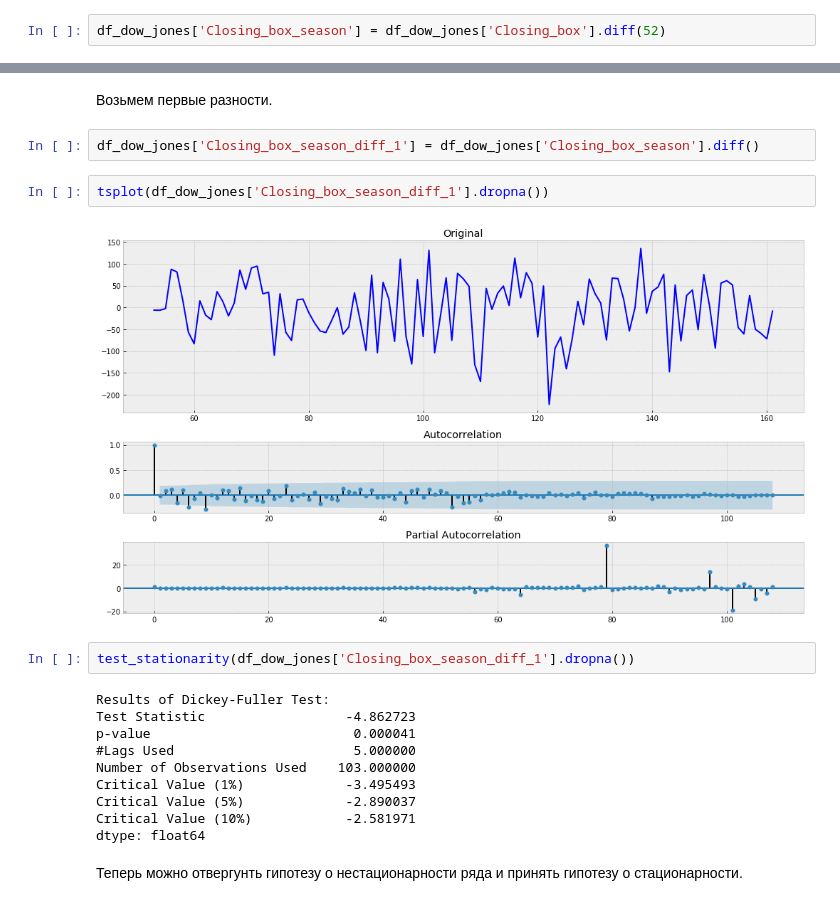
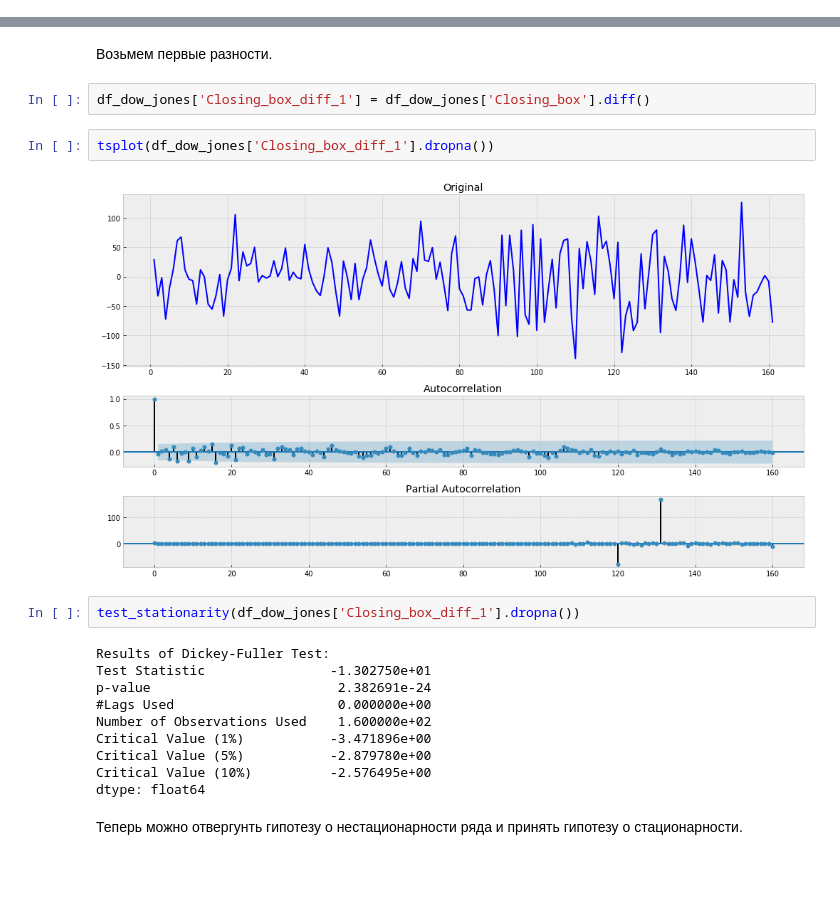
Before and after one commit to SergeyYVP/Time_series, a Jupyter notebook: dz_1_time_series.ipynb, the cells around one changed output, grey strips where cells are left out. Cells and saved outputs as stored; diff of their text form; blank space fills up the shorter version.

```diff
--- a/dz_1_time_series.ipynb
+++ b/dz_1_time_series.ipynb
@@ -250,5 +269,3 @@ df_dow_jones.head(1)
 # %% [output]
 |  | Week | Closing | Closing_box |
 | 0 | 1971-W27 | 890.19 | 1935.977038 |
-# %%
-df_dow_jones['Closing_box_season'] = df_dow_jones['Closing_box'].diff(52)
@@ -273,22 +272,22 @@ tsplot(df_dow_jones['Closing_box_season'].dropna())
 # %% [markdown]
 Возьмем первые разности.
 # %%
-df_dow_jones['Closing_box_season_diff_1'] = df_dow_jones['Closing_box_season'].diff()
+df_dow_jones['Closing_box_diff_1'] = df_dow_jones['Closing_box'].diff()
 # %%
-tsplot(df_dow_jones['Closing_box_season_diff_1'].dropna())
+tsplot(df_dow_jones['Closing_box_diff_1'].dropna())
 # %% [output]
-[figure, old version]
+[figure, new version]
 # %%
-test_stationarity(df_dow_jones['Closing_box_season_diff_1'].dropna())
+test_stationarity(df_dow_jones['Closing_box_diff_1'].dropna())
 # %% [output]
 Results of Dickey-Fuller Test:
-Test Statistic                  -4.862723
-p-value                          0.000041
-#Lags Used                       5.000000
-Number of Observations Used    103.000000
-Critical Value (1%)             -3.495493
-Critical Value (5%)             -2.890037
-Critical Value (10%)            -2.581971
+Test Statistic                -1.302750e+01
+p-value                        2.382691e-24
+#Lags Used                     0.000000e+00
+Number of Observations Used    1.600000e+02
+Critical Value (1%)           -3.471896e+00
+Critical Value (5%)           -2.879780e+00
+Critical Value (10%)          -2.576495e+00
 dtype: float64
 # %% [markdown]
 Теперь можно отвергунть гипотезу о нестационарности ряда и принять гипотезу о стационарности.
```
Also changed, not shown: parts of 12 cells of this notebook.
